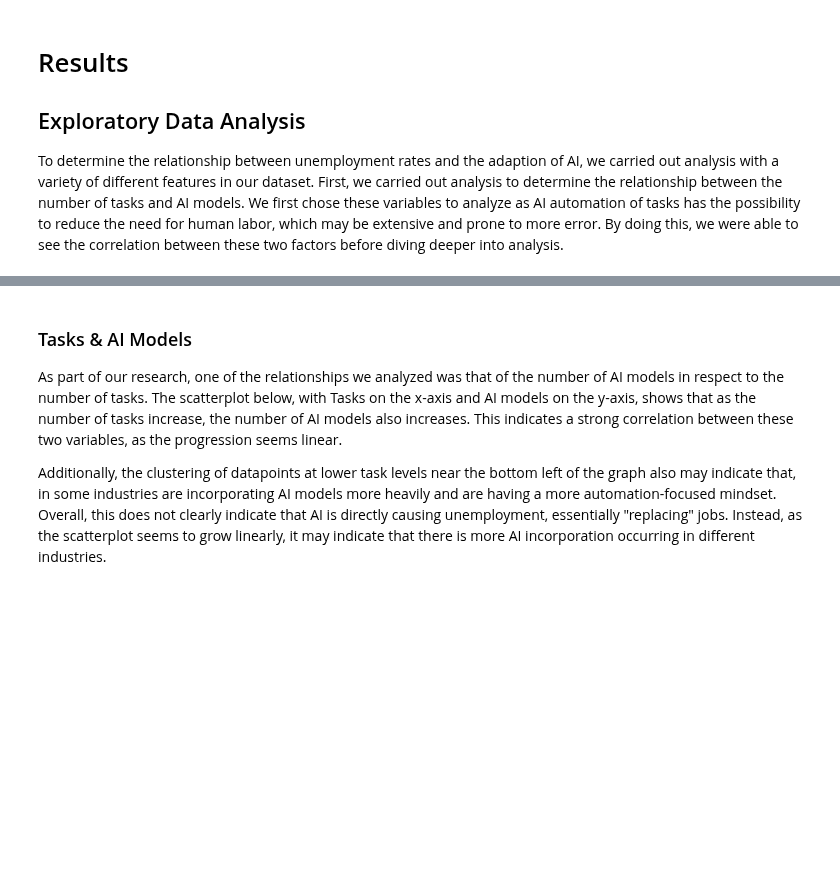
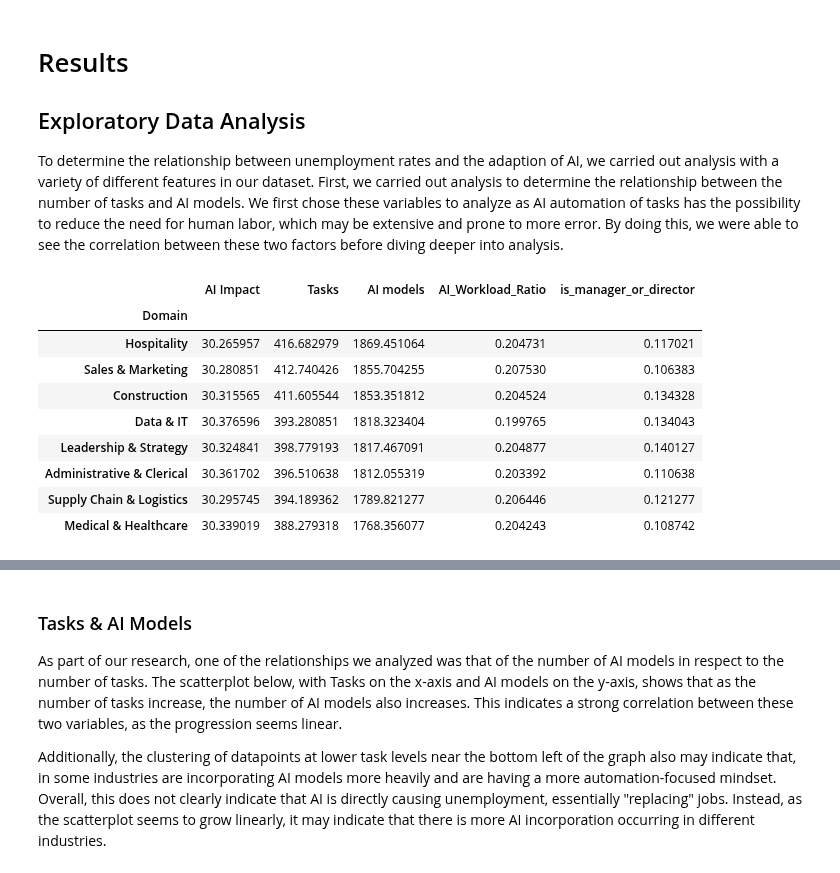
Before and after one commit to arpita-pandey/COGS108_FinalProject, a Jupyter notebook: EDACheckpoint_Group148_WI25.ipynb, the cells around one changed output, grey strips where cells are left out. Drawn from its saved outputs; the diff is of its cells as text; code cells hidden in the pictures; blank space fills up the shorter version.

Commit message:
added a table

```diff
--- a/EDACheckpoint_Group148_WI25.ipynb
+++ b/EDACheckpoint_Group148_WI25.ipynb
@@ -188,3 +188,17 @@ df_2.describe()
 ## Exploratory Data Analysis
 
 To determine the relationship between unemployment rates and the adaption of AI, we carried out analysis with a variety of different features in our dataset. First, we carried out analysis to determine the relationship between the number of tasks and AI models. We first chose these variables to analyze as AI automation of tasks has the possibility to reduce the need for human labor, which may be extensive and prone to more error. By doing this, we were able to see the correlation between these two factors before diving deeper into analysis.
+# %%
+df_filtered = df.filter(items=["AI Impact",	"Tasks", "AI models", "AI_Workload_Ratio", "Domain", "is_manager_or_director"])
+df_filtered.groupby("Domain").mean().sort_values(by="AI models", ascending=False)
+# %% [output]
+|  | AI Impact | Tasks | AI models | AI_Workload_Ratio | is_manager_or_director |
+| Domain |  |  |  |  |  |
+| Hospitality | 30.265957 | 416.682979 | 1869.451064 | 0.204731 | 0.117021 |
+| Sales & Marketing | 30.280851 | 412.740426 | 1855.704255 | 0.207530 | 0.106383 |
+| Construction | 30.315565 | 411.605544 | 1853.351812 | 0.204524 | 0.134328 |
+| Data & IT | 30.376596 | 393.280851 | 1818.323404 | 0.199765 | 0.134043 |
+| Leadership & Strategy | 30.324841 | 398.779193 | 1817.467091 | 0.204877 | 0.140127 |
+| Administrative & Clerical | 30.361702 | 396.510638 | 1812.055319 | 0.203392 | 0.110638 |
+| Supply Chain & Logistics | 30.295745 | 394.189362 | 1789.821277 | 0.206446 | 0.121277 |
+| Medical & Healthcare | 30.339019 | 388.279318 | 1768.356077 | 0.204243 | 0.108742 |
```
Also changed, not shown: parts of 2 cells of this notebook.
